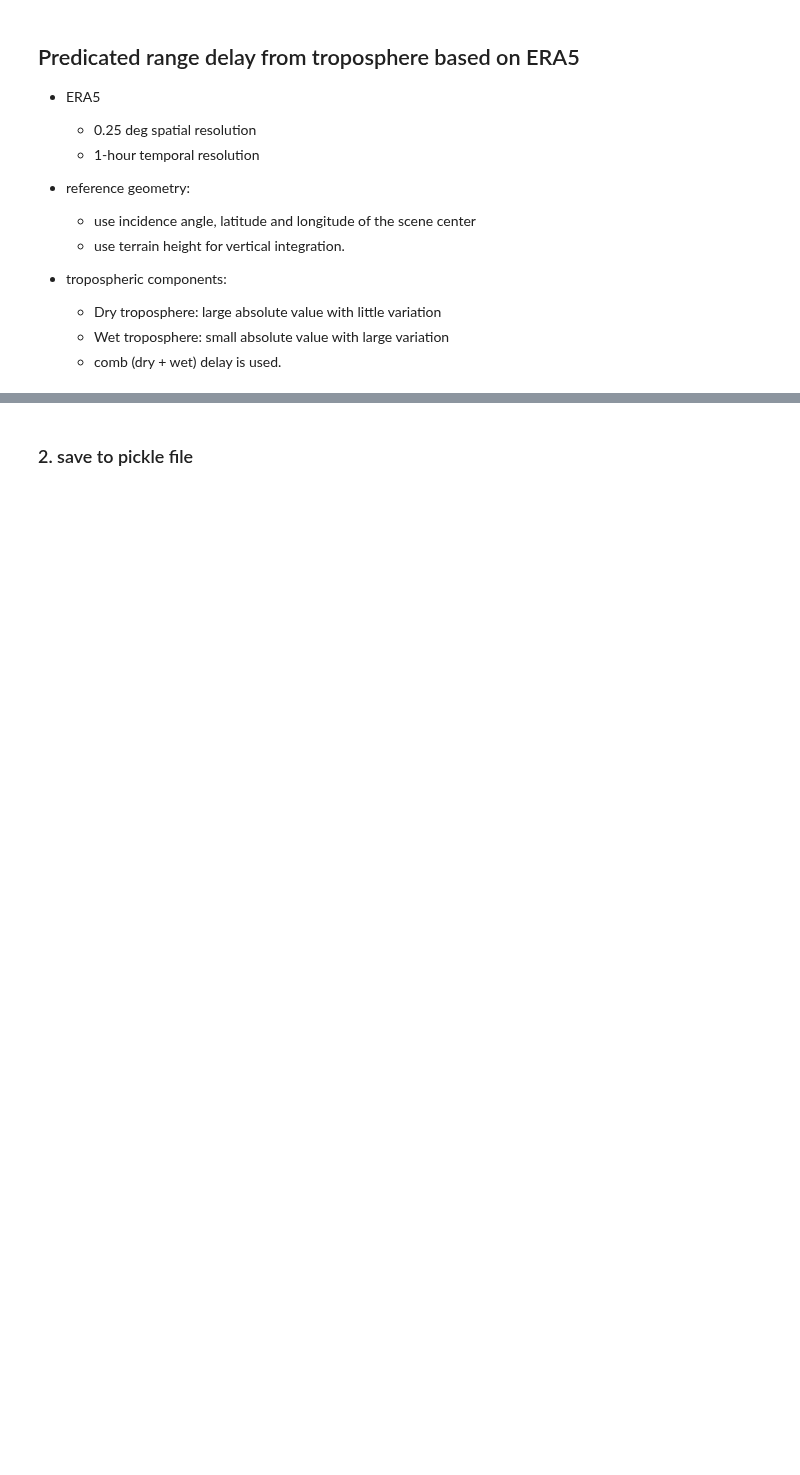
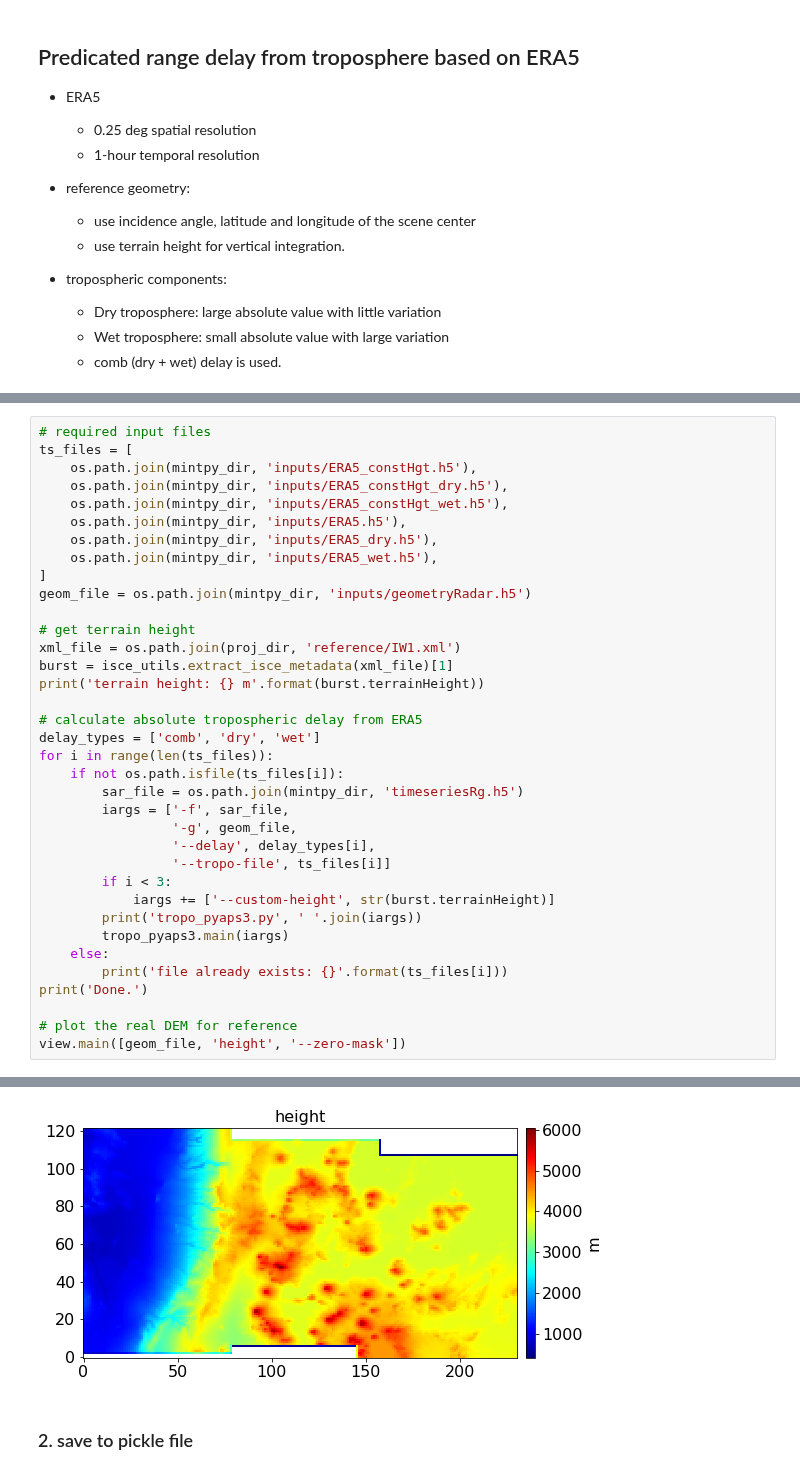
Before and after one commit to yunjunz/2022-Geolocation, a Jupyter notebook: prep_era5.ipynb, the cells around one changed output, grey strips where cells are left out. Drawn from its saved outputs; the diff is of its cells as text; blank space fills up the shorter version.

```diff
--- a/prep_era5.ipynb
+++ b/prep_era5.ipynb
@@ -84,0 +41,37 @@ terrain height: [[2176.]] m
+# %%
+# required input files
+ts_files = [
+    os.path.join(mintpy_dir, 'inputs/ERA5_constHgt.h5'),
+    os.path.join(mintpy_dir, 'inputs/ERA5_constHgt_dry.h5'),
+    os.path.join(mintpy_dir, 'inputs/ERA5_constHgt_wet.h5'),
+    os.path.join(mintpy_dir, 'inputs/ERA5.h5'),
+    os.path.join(mintpy_dir, 'inputs/ERA5_dry.h5'),
+    os.path.join(mintpy_dir, 'inputs/ERA5_wet.h5'),
+]
+geom_file = os.path.join(mintpy_dir, 'inputs/geometryRadar.h5')
+
+# get terrain height
+xml_file = os.path.join(proj_dir, 'reference/IW1.xml')
+burst = isce_utils.extract_isce_metadata(xml_file)[1]
+print('terrain height: {} m'.format(burst.terrainHeight))
+
+# calculate absolute tropospheric delay from ERA5
+delay_types = ['comb', 'dry', 'wet']
+for i in range(len(ts_files)):
+    if not os.path.isfile(ts_files[i]):
+        sar_file = os.path.join(mintpy_dir, 'timeseriesRg.h5')
+        iargs = ['-f', sar_file,
+                 '-g', geom_file,
+                 '--delay', delay_types[i],
+                 '--tropo-file', ts_files[i]]
+        if i < 3:
+            iargs += ['--custom-height', str(burst.terrainHeight)]
+        print('tropo_pyaps3.py', ' '.join(iargs))
+        tropo_pyaps3.main(iargs)
+    else:
+        print('file already exists: {}'.format(ts_files[i]))
+print('Done.')
+
+# plot the real DEM for reference
+view.main([geom_file, 'height', '--zero-mask'])
+# %% [output]
@@ -85,2 +95,3 @@ terrain height: [[2176.]] m
+[figure, added]
 # %% [markdown]
 ### 2. save to pickle file
```
Also changed, not shown: parts of 11 cells of this notebook, 5 other files.
